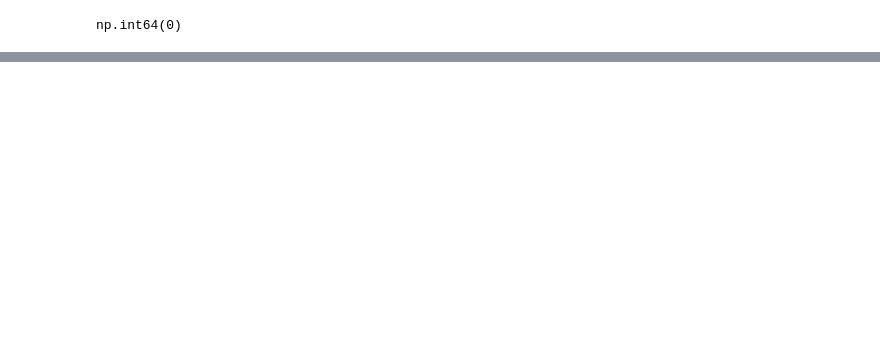
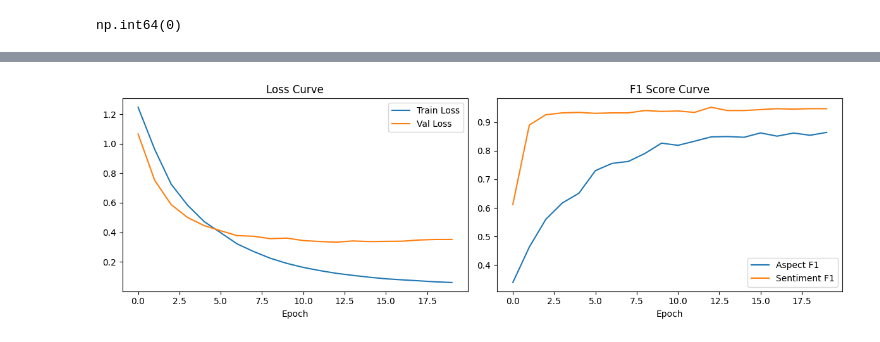
Before and after one commit to omar-ahmed-mohamed/Hackathon, a Jupyter notebook: Hackathon.ipynb, the cells around one changed output, grey strips where cells are left out. Drawn from its saved outputs; the diff is of its cells as text; code cells hidden in the pictures; blank space fills up the shorter version.

```diff
--- a/Hackathon.ipynb
+++ b/Hackathon.ipynb
@@ -59,0 +324,19 @@ df.head()
+# %%
+all_params = (
+    list(bert.parameters()) +
+    list(aspect_head.parameters()) +
+    list(sentiment_head.parameters())
+)
+
+optimizer = AdamW(all_params, lr=LR, weight_decay=0.01)
+
+total_steps  = len(train_loader) * EPOCHS
+warmup_steps = int(total_steps * WARMUP_RATIO)
+
+scheduler = get_linear_schedule_with_warmup(
+    optimizer,
+    num_warmup_steps=warmup_steps,
+    num_training_steps=total_steps
+)
+
+print(f'Total steps: {total_steps} | Warmup steps: {warmup_steps}')
@@ -59,0 +412,64 @@ df.head()
+# %%
+PATIENCE      = 7
+ES_DELTA      = 1e-4
+
+best_val_loss   = float('inf')
+best_asp_f1     = 0.0
+patience_counter = 0
+
+history = {'train_loss': [], 'val_loss': [], 'asp_f1': [], 'sent_f1': []}
+
+for epoch in range(1, EPOCHS + 1):
+    train_loss = train_epoch()
+    val_loss, asp_f1, sent_f1 = eval_epoch()
+
+    history['train_loss'].append(train_loss)
+    history['val_loss'].append(val_loss)
+    history['asp_f1'].append(asp_f1)
+    history['sent_f1'].append(sent_f1)
+
+    print(f'Epoch {epoch}/{EPOCHS}')
+    print(f'  Train Loss : {train_loss:.4f}')
+    print(f'  Val Loss   : {val_loss:.4f}  |  Aspect F1: {asp_f1:.4f}  |  Sentiment F1: {sent_f1:.4f}')
+
+    if val_loss < best_val_loss - ES_DELTA:
+        best_val_loss    = val_loss
+        best_asp_f1      = asp_f1
+        patience_counter = 0
+        torch.save({
+            'bert':           bert.state_dict(),
+            'aspect_head':    aspect_head.state_dict(),
+            'sentiment_head': sentiment_head.state_dict(),
+            'epoch':          epoch,
+            'best_val_loss':  best_val_loss,
+            'best_asp_f1':    best_asp_f1,
+        }, 'best_marbert_absa.pt')
+        print(f'  ✅ Model saved  (patience reset)')
+    else:
+        patience_counter += 1
+        print(f'  ⏳ No improvement  ({patience_counter}/{PATIENCE})')
+
+    # Early stopping
+    if patience_counter >= PATIENCE:
+        print(f'\n🛑 Early stopping at epoch {epoch}  —  best Val Loss: {best_val_loss:.4f}  |  best Aspect F1: {best_asp_f1:.4f}')
+        break
+
+    print()
+
+fig, (ax1, ax2) = plt.subplots(1, 2, figsize=(12, 4))
+
+ax1.plot(history['train_loss'], label='Train Loss')
+ax1.plot(history['val_loss'],   label='Val Loss')
+ax1.set_title('Loss Curve')
+ax1.set_xlabel('Epoch')
+ax1.legend()
+
+ax2.plot(history['asp_f1'],  label='Aspect F1')
+ax2.plot(history['sent_f1'], label='Sentiment F1')
+ax2.set_title('F1 Score Curve')
+ax2.set_xlabel('Epoch')
+ax2.legend()
+
+plt.tight_layout()
+plt.show()
+# %% [output]
@@ -59,0 +493 @@ df.head()
+[figure, added]
```
Also changed, not shown: parts of 55 cells of this notebook, 1 other file.
